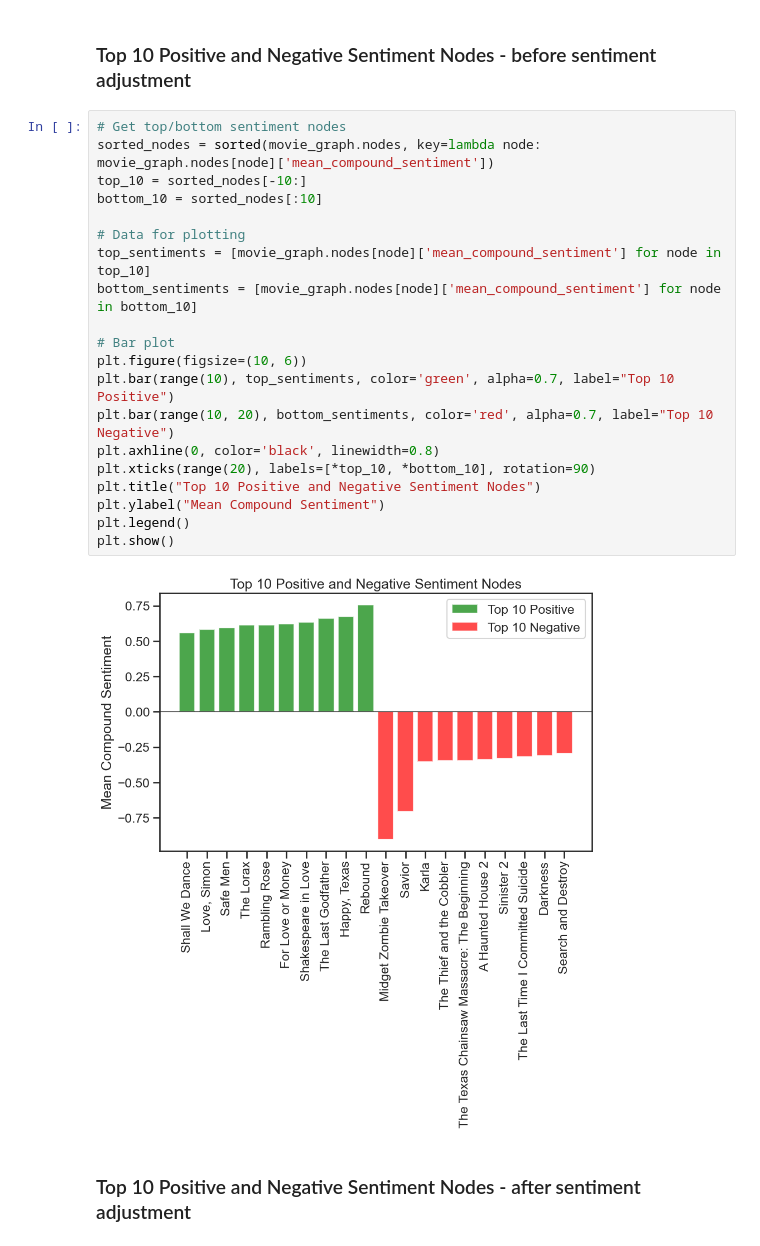
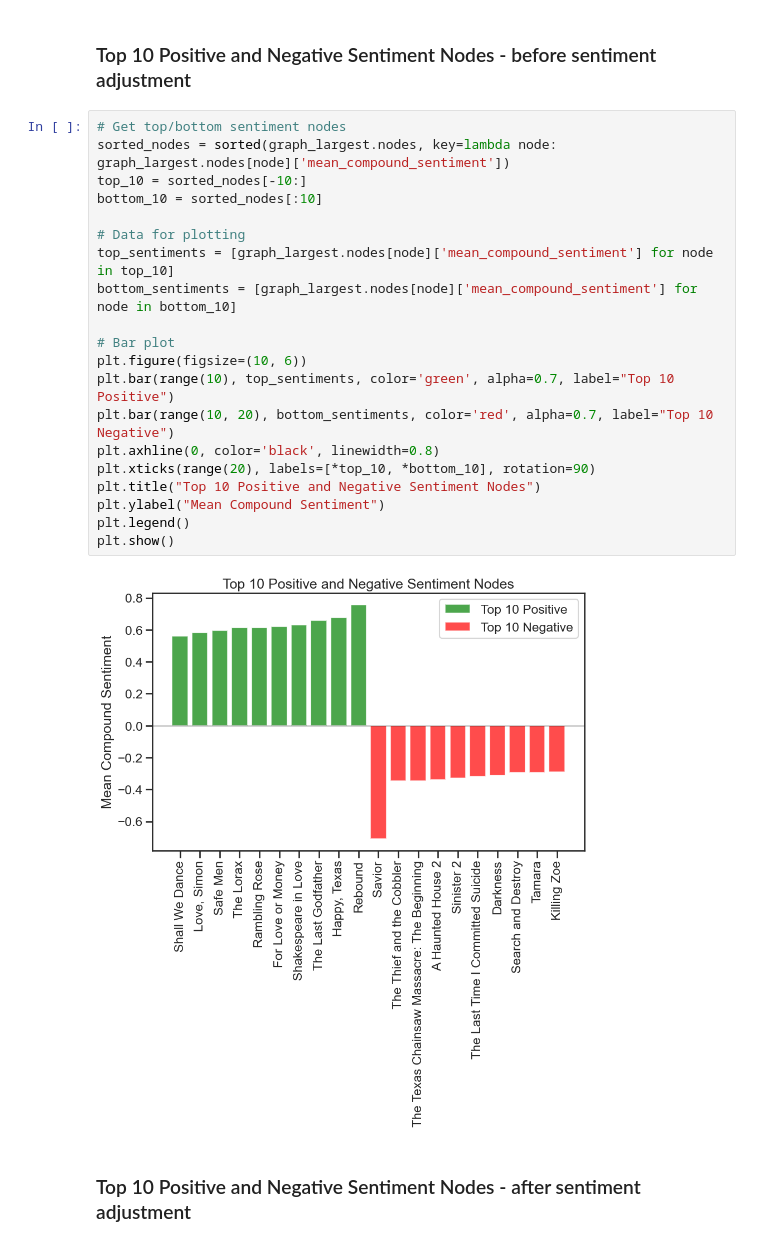
Before and after one commit to michalisdikaiopoulos/Movie-Success-And-Actor-Popularity-Correlation, a Jupyter notebook: ExtractData.ipynb, the cells around one changed output. Drawn from its saved outputs; the diff is of its cells as text.

```diff
--- a/ExtractData.ipynb
+++ b/ExtractData.ipynb
@@ -846,26 +852,26 @@ plt.show()
 ### Top 10 Positive and Negative Sentiment Nodes - before sentiment adjustment
 # %%
 # Get top/bottom sentiment nodes
-sorted_nodes = sorted(movie_graph.nodes, key=lambda node: movie_graph.nodes[node]['mean_compound_sentiment'])
+sorted_nodes = sorted(graph_largest.nodes, key=lambda node: graph_largest.nodes[node]['mean_compound_sentiment'])
 top_10 = sorted_nodes[-10:]
 bottom_10 = sorted_nodes[:10]
 
 # Data for plotting
-top_sentiments = [movie_graph.nodes[node]['mean_compound_sentiment'] for node in top_10]
-bottom_sentiments = [movie_graph.nodes[node]['mean_compound_sentiment'] for node in bottom_10]
+top_sentiments = [graph_largest.nodes[node]['mean_compound_sentiment'] for node in top_10]
+bottom_sentiments = [graph_largest.nodes[node]['mean_compound_sentiment'] for node in bottom_10]
 
 # Bar plot
 plt.figure(figsize=(10, 6))
 plt.bar(range(10), top_sentiments, color='green', alpha=0.7, label="Top 10 Positive")
 plt.bar(range(10, 20), bottom_sentiments, color='red', alpha=0.7, label="Top 10 Negative")
 plt.axhline(0, color='black', linewidth=0.8)
 plt.xticks(range(20), labels=[*top_10, *bottom_10], rotation=90)
 plt.title("Top 10 Positive and Negative Sentiment Nodes")
 plt.ylabel("Mean Compound Sentiment")
 plt.legend()
 plt.show()
 # %% [output]
-[figure, old version]
+[figure, new version]
 # %% [markdown]
 ### Top 10 Positive and Negative Sentiment Nodes - after sentiment adjustment
 # %%
```
Also changed, not shown: parts of 43 cells of this notebook, 1 other file.
